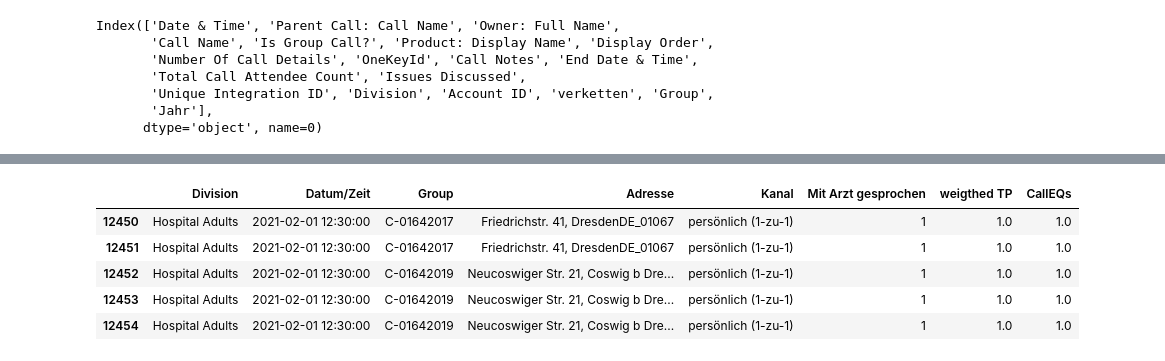
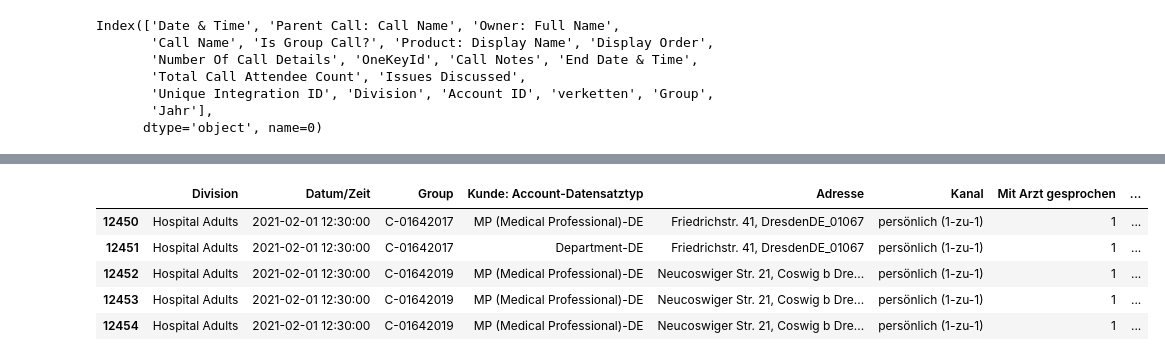
Before and after one commit to cdonosoc/MMM_Fortimel, a Jupyter notebook: oce_table.ipynb, the cells around one changed output, grey strips where cells are left out. Saved outputs shown, nothing was run; the diff lists cells and outputs as text; code cells hidden in the pictures.

```diff
--- a/oce_table.ipynb
+++ b/oce_table.ipynb
@@ -72,12 +89,12 @@ df = df_2[df_2['Group'].isin(df1_filtered['Call Name'])]
 # %%
 # Select relevant columns from df
 
-df = df.loc[:,['Division', 'Datum/Zeit', 'Group', 'Adresse', 'Kanal', 'Mit Arzt gesprochen', 'weigthed TP', 'CallEQs']]
-df.head()
+df_sum = df.loc[:,['Division', 'Datum/Zeit', 'Group', 'Kunde: Account-Datensatztyp', 'Adresse', 'Kanal', 'Mit Arzt gesprochen', 'weigthed TP', 'CallEQs']]
+df_sum.head()
 # %% [output]
-|  | Division | Datum/Zeit | Group | Adresse | Kanal | Mit Arzt gesprochen | weigthed TP | CallEQs |
-| 12450 | Hospital Adults | 2021-02-01 12:30:00 | C-01642017 | Friedrichstr. 41, DresdenDE_01067 | persönlich (1-zu-1) | 1 | 1.0 | 1.0 |
-| 12451 | Hospital Adults | 2021-02-01 12:30:00 | C-01642017 | Friedrichstr. 41, DresdenDE_01067 | persönlich (1-zu-1) | 1 | 1.0 | 1.0 |
-| 12452 | Hospital Adults | 2021-02-01 12:30:00 | C-01642019 | Neucoswiger Str. 21, Coswig b Dre... | persönlich (1-zu-1) | 1 | 1.0 | 1.0 |
-| 12453 | Hospital Adults | 2021-02-01 12:30:00 | C-01642019 | Neucoswiger Str. 21, Coswig b Dre... | persönlich (1-zu-1) | 1 | 1.0 | 1.0 |
-| 12454 | Hospital Adults | 2021-02-01 12:30:00 | C-01642019 | Neucoswiger Str. 21, Coswig b Dre... | persönlich (1-zu-1) | 1 | 1.0 | 1.0 |
+|  | Division | Datum/Zeit | Group | Kunde: Account-Datensatztyp | Adresse | Kanal | Mit Arzt gesprochen | ... |
+| 12450 | Hospital Adults | 2021-02-01 12:30:00 | C-01642017 | MP (Medical Professional)-DE | Friedrichstr. 41, DresdenDE_01067 | persönlich (1-zu-1) | 1 | ... |
+| 12451 | Hospital Adults | 2021-02-01 12:30:00 | C-01642017 | Department-DE | Friedrichstr. 41, DresdenDE_01067 | persönlich (1-zu-1) | 1 | ... |
+| 12452 | Hospital Adults | 2021-02-01 12:30:00 | C-01642019 | MP (Medical Professional)-DE | Neucoswiger Str. 21, Coswig b Dre... | persönlich (1-zu-1) | 1 | ... |
+| 12453 | Hospital Adults | 2021-02-01 12:30:00 | C-01642019 | MP (Medical Professional)-DE | Neucoswiger Str. 21, Coswig b Dre... | persönlich (1-zu-1) | 1 | ... |
+| 12454 | Hospital Adults | 2021-02-01 12:30:00 | C-01642019 | MP (Medical Professional)-DE | Neucoswiger Str. 21, Coswig b Dre... | persönlich (1-zu-1) | 1 | ... |
```
Also changed, not shown: parts of 15 cells of this notebook.
